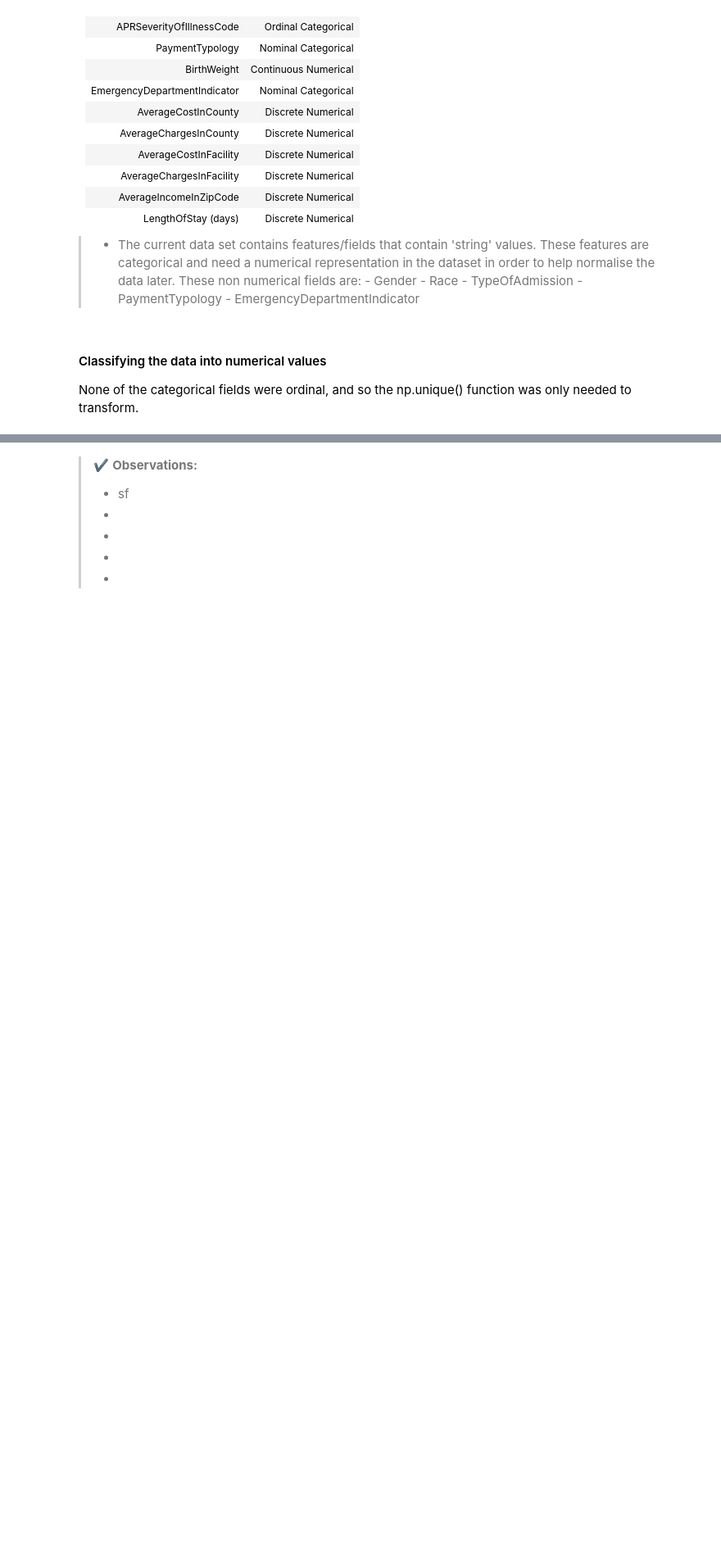
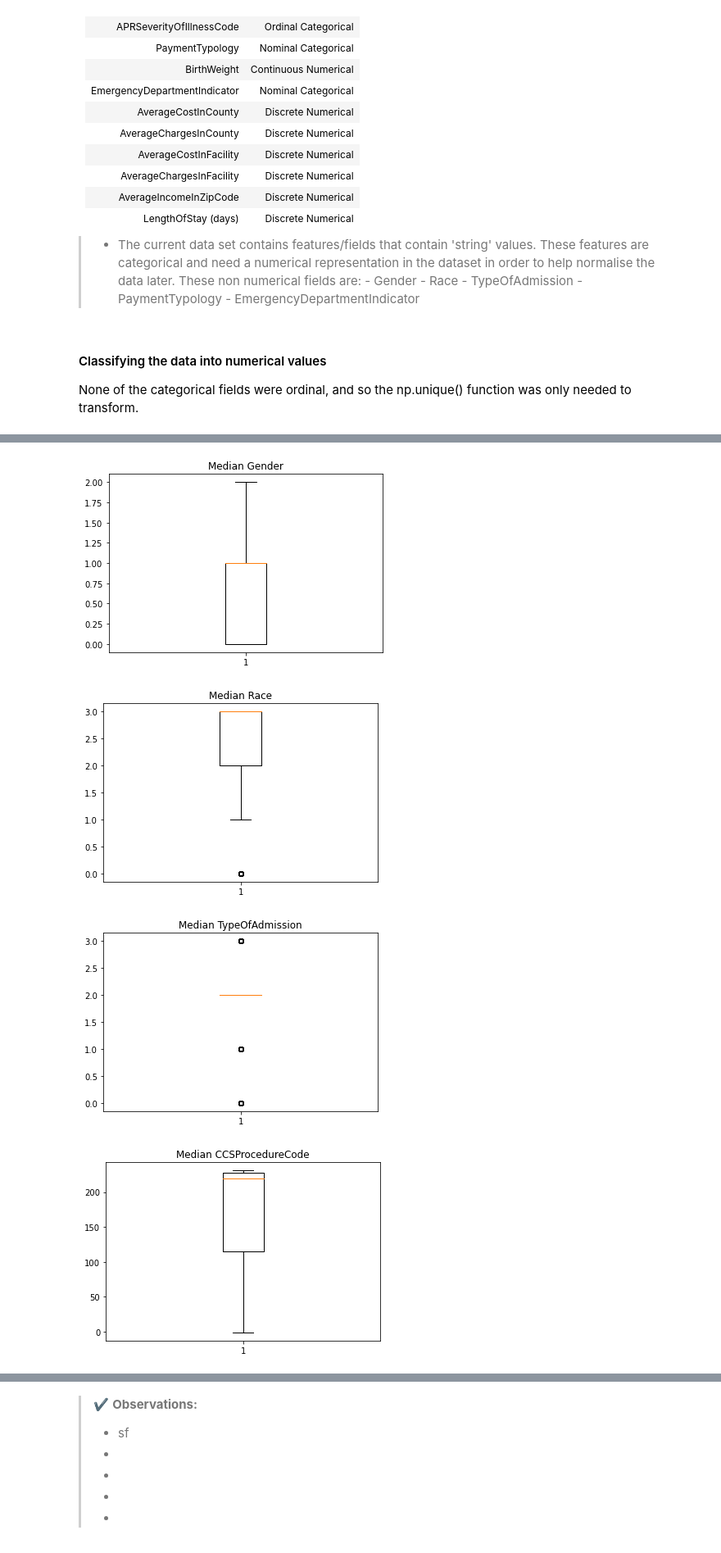
Before and after one commit to Luke-Mason/ML-A1, a Jupyter notebook: Assignment-1.ipynb, the cells around one changed output, grey strips where cells are left out. Shown at 82% size. Cells and saved outputs as stored; diff of their text form; code cells hidden in the pictures; blank space fills up the shorter version.

```diff
--- a/Assignment-1.ipynb
+++ b/Assignment-1.ipynb
@@ -112,5 +118,10 @@ for name in str_value_features:
 # %%
-for i, col in enumerate(dataFrame.columns):
-    plt.boxplot(dataFrame[col])
+for i, col in enumerate(data_X.columns):
+    plt.boxplot(numerical_data_X[col])
     plt.title('Median ' + col)
     plt.show()
+# %% [output]
+[figure, added]
+[figure, added]
+[figure, added]
+[figure, added]
```
Also changed, not shown: parts of 13 cells of this notebook.
